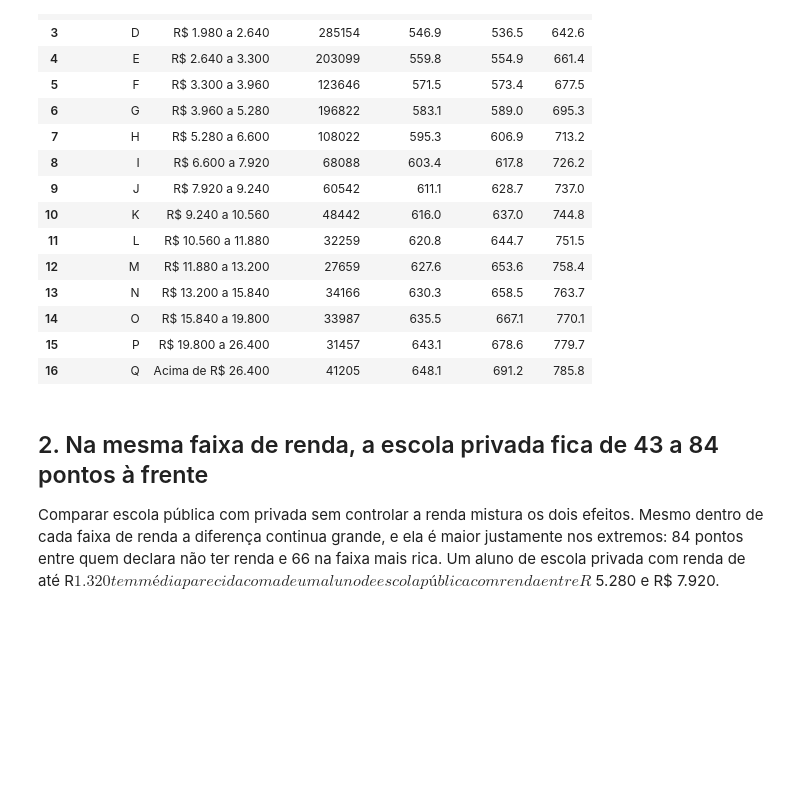
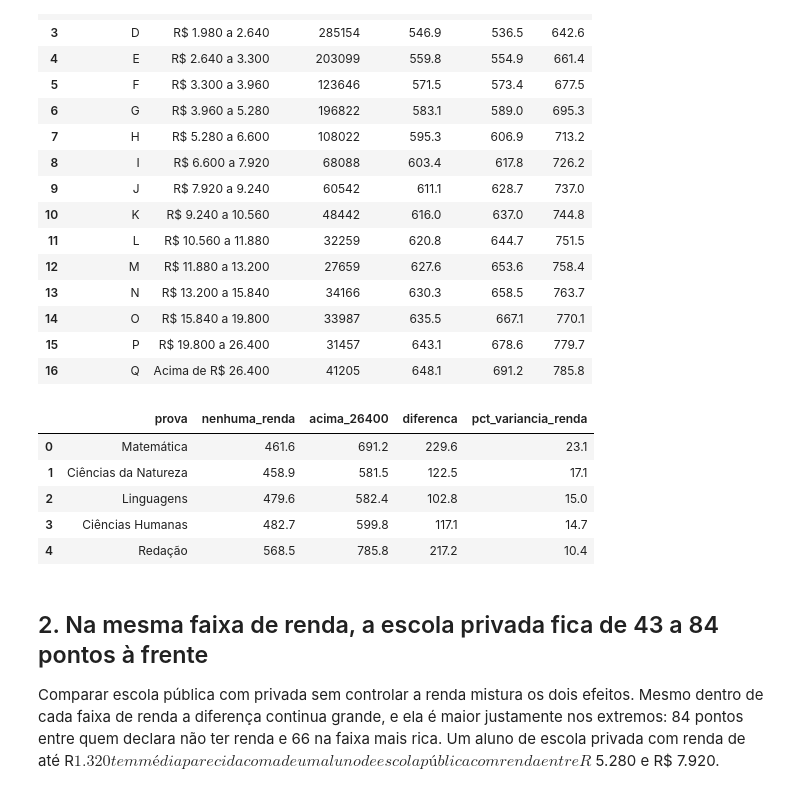
Before and after one commit to LuissFellipe/analise-enem, a Jupyter notebook: notebooks/analise.ipynb, the cells around one changed output. Drawn from its saved outputs; the diff is of its cells as text; code cells hidden in the pictures; blank space fills up the shorter version.

```diff
--- a/notebooks/analise.ipynb
+++ b/notebooks/analise.ipynb
@@ -48,6 +48,31 @@ renda[["faixa_renda", "descricao", "participantes", "nota_media", "matematica",
 | 14 | O | R$ 15.840 a 19.800 | 33987 | 635.5 | 667.1 | 770.1 |
 | 15 | P | R$ 19.800 a 26.400 | 31457 | 643.1 | 678.6 | 779.7 |
 | 16 | Q | Acima de R$ 26.400 | 41205 | 648.1 | 691.2 | 785.8 |
+# %%
+# Quanto cada prova depende da renda: diferença entre as faixas extremas e
+# fração da variância da nota que fica entre as faixas de renda (eta²).
+provas = {"nota_cn": "Ciências da Natureza", "nota_ch": "Ciências Humanas", "nota_lc": "Linguagens",
+          "nota_mt": "Matemática", "nota_redacao": "Redação"}
+linhas = []
+for coluna, nome in provas.items():
+    linhas.append(con.sql(f"""
+        with total as (select avg({coluna}) as media, var_pop({coluna}) as variancia, count(*) as n from participantes),
+        faixas as (select faixa_renda, count(*) as n, avg({coluna}) as media from participantes group by 1)
+        select '{nome}' as prova,
+               round(max(f.media) filter (where f.faixa_renda = 'A'), 1) as nenhuma_renda,
+               round(max(f.media) filter (where f.faixa_renda = 'Q'), 1) as acima_26400,
+               round(max(f.media) filter (where f.faixa_renda = 'Q') - max(f.media) filter (where f.faixa_renda = 'A'), 1) as diferenca,
+               round(100 * sum(f.n * power(f.media - t.media, 2)) / (t.n * t.variancia), 1) as pct_variancia_renda
+        from faixas f cross join total t group by t.n, t.variancia""").df())
+import pandas as pd
+pd.concat(linhas).sort_values("pct_variancia_renda", ascending=False).reset_index(drop=True)
+# %% [output]
+|  | prova | nenhuma_renda | acima_26400 | diferenca | pct_variancia_renda |
+| 0 | Matemática | 461.6 | 691.2 | 229.6 | 23.1 |
+| 1 | Ciências da Natureza | 458.9 | 581.5 | 122.5 | 17.1 |
+| 2 | Linguagens | 479.6 | 582.4 | 102.8 | 15.0 |
+| 3 | Ciências Humanas | 482.7 | 599.8 | 117.1 | 14.7 |
+| 4 | Redação | 568.5 | 785.8 | 217.2 | 10.4 |
 # %% [markdown]
 ## 2. Na mesma faixa de renda, a escola privada fica de 43 a 84 pontos à frente
 
```
Also changed, not shown: parts of 1 cell of this notebook, 7 other files.
